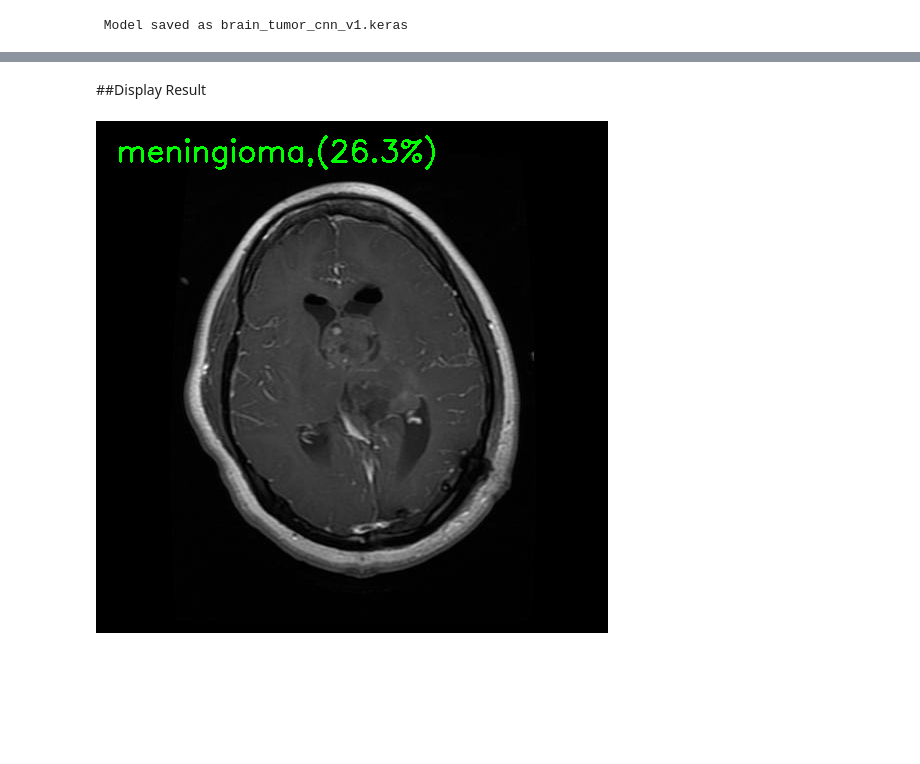
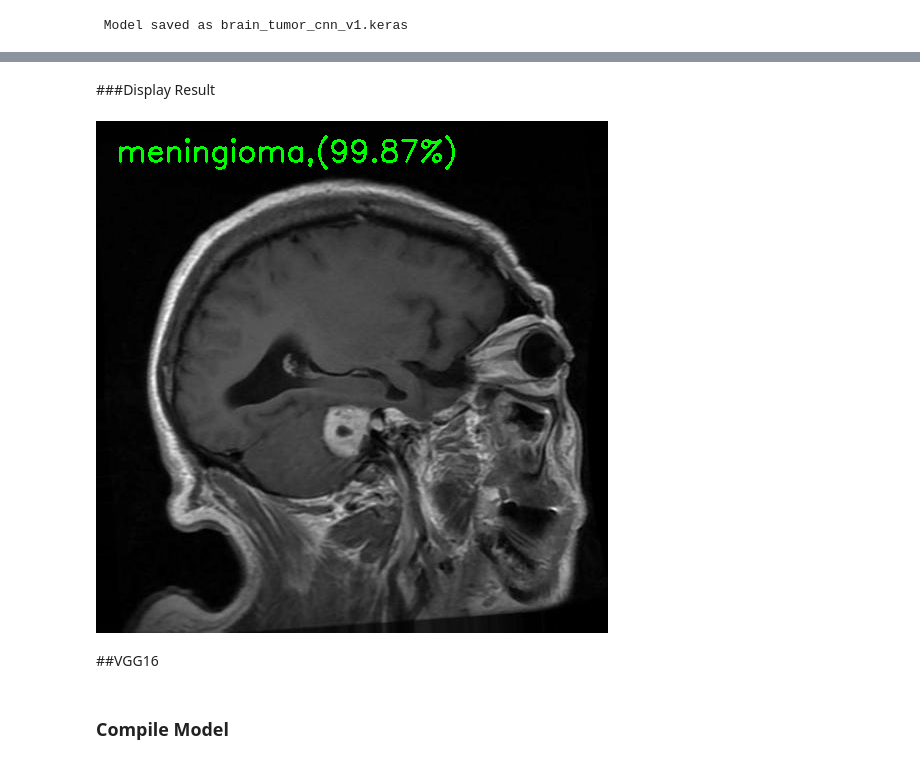
Before and after one commit to Govind-2004/Computer_Vision_Parallel_Project_Group_2, a Jupyter notebook: Group_2_CNN_Model.ipynb, the cells around one changed output, grey strips where cells are left out. Drawn from its saved outputs; the diff is of its cells as text; code cells hidden in the pictures; blank space fills up the shorter version.

Commit message:
Completed models

```diff
--- a/Group_2_CNN_Model.ipynb
+++ b/Group_2_CNN_Model.ipynb
@@ -357,7 +405,7 @@ Streaming output truncated to the last 5000 lines.
 # %%
 # Define the file path of the image to be used for prediction.
 
-test_image_path = "./drive/MyDrive/Datasets/Brain_tumer_dataset_parallel_project/Training/glioma/Tr-gl_225.jpg"
+test_image_path = "/content/drive/MyDrive/Colab Notebooks/Datasets /TUMOR_PROJECT/Testing/meningioma/Te-aug-me_100.jpg"
 # %%
 # Load and Preprocess Test Image
 
@@ -402,17 +450,19 @@ print(f'\n Confidence: {confidence}')
 # %% [markdown]
-##Display Result
+###Display Result
 # %%
 # Display Prediction on Image
 
-text = f'{predicted_class},({confidence:.1f}%)'       # Create the prediction label with confidence score
+text = f'{predicted_class},({confidence:.2f}%)'       # Create the prediction label with confidence score
 
 cv2.putText(
     display_image,
     text,(20,40),
     cv2.FONT_HERSHEY_SIMPLEX,                         # Draw the prediction text on the image
     1,(0,255,0),
     2
 )
 cv2_imshow(display_image)                            # Display the predicted image
 # %% [output]
-[figure, old version]
+[figure, new version]
+# %% [markdown]
+##VGG16
@@ -418,0 +494,2 @@ cv2_imshow(display_image)                            # Display the predicted ima
+# %% [markdown]
+### Compile Model
```
Also changed, not shown: parts of 43 cells of this notebook.
